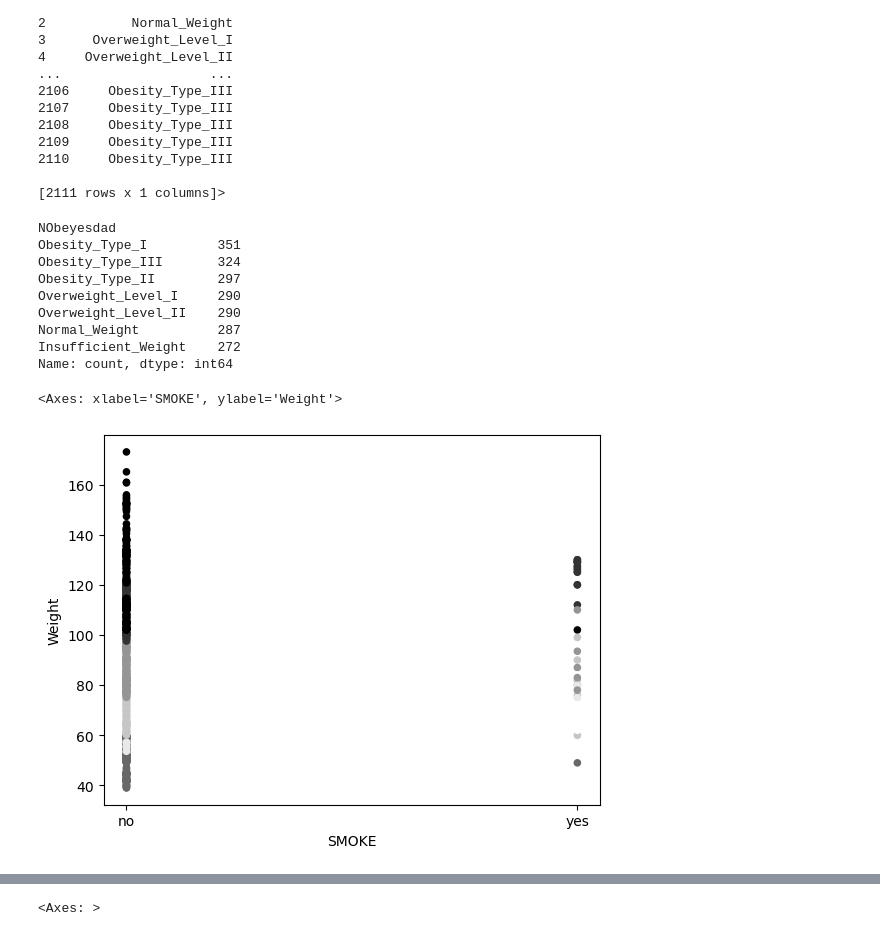
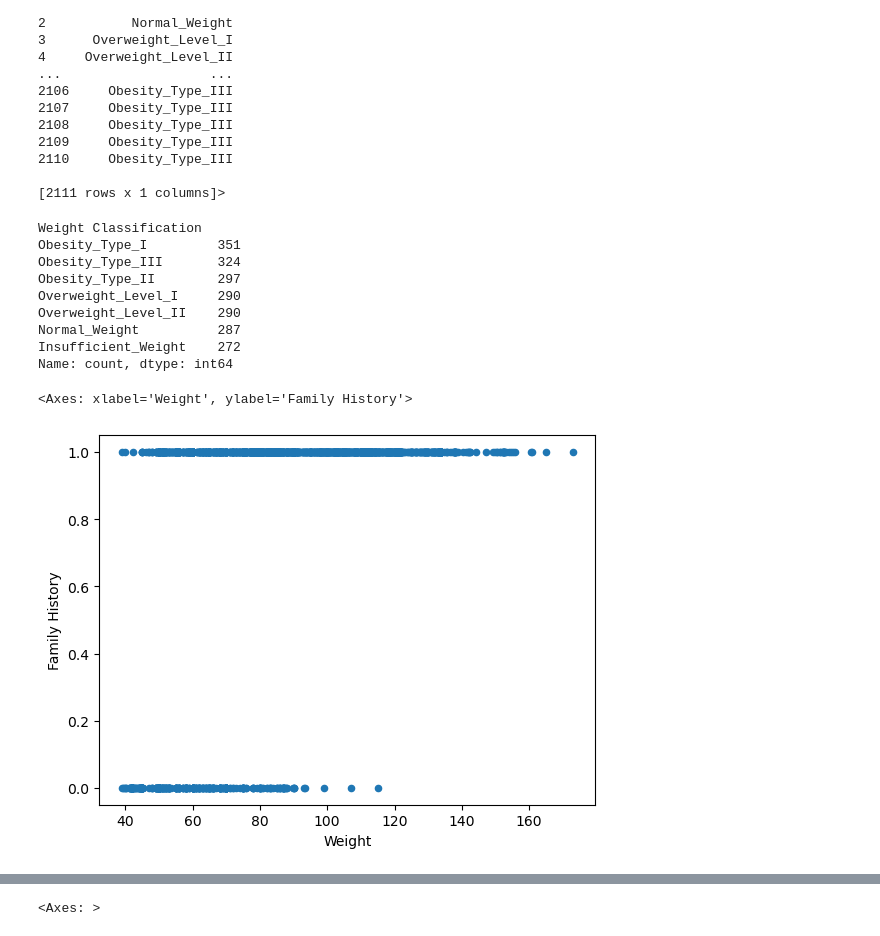
Before and after one commit to njaunick/Project-2-Group-4, a Jupyter notebook: obesity.ipynb, the cells around one changed output, grey strips where cells are left out. Cells and saved outputs as stored; diff of their text form; code cells hidden in the pictures.

```diff
--- a/obesity.ipynb
+++ b/obesity.ipynb
@@ -108,3 +108,6 @@ df
 | 2109 | Female | 24.361936 | 1.739450 | 133.346641 | yes | yes | 3.0 | 3.0 | Sometimes | no | ... |
 | 2110 | Female | 23.664709 | 1.738836 | 133.472641 | yes | yes | 3.0 | 3.0 | Sometimes | no | ... |
 2111 rows × 17 columns
+# %%
+df.rename(columns={'NObeyesdad': 'Weight Classification', 'family_history_with_overweight': 'Family History'},inplace=True)
+df.head()
@@ -143,9 +156,9 @@ y.value_counts
 
 [2111 rows x 1 columns]>
 # %%
-df["NObeyesdad"].value_counts()
+df["Weight Classification"].value_counts()
 # %% [output]
-NObeyesdad
+Weight Classification
 Obesity_Type_I         351
 Obesity_Type_III       324
 Obesity_Type_II        297
@@ -155,12 +168,12 @@ Normal_Weight          287
 Insufficient_Weight    272
 Name: count, dtype: int64
 # %%
-df.plot.scatter(x=df.columns[9],
-                  y='Weight',
-                  c=pd.factorize(df["NObeyesdad"])[0])
+df.plot.scatter(x='Weight',
+                  y='Family History')
+                  #c=pd.factorize(df['Weight Classification'])[0], hue = 'blue')
 # %% [output]
-<Axes: xlabel='SMOKE', ylabel='Weight'>
+<Axes: xlabel='Weight', ylabel='Family History'>
-[figure, old version]
+[figure, new version]
 # %%
 df.iloc[:].plot()
 # %% [output]
```
Also changed, not shown: parts of 52 cells of this notebook, 1 other file.
